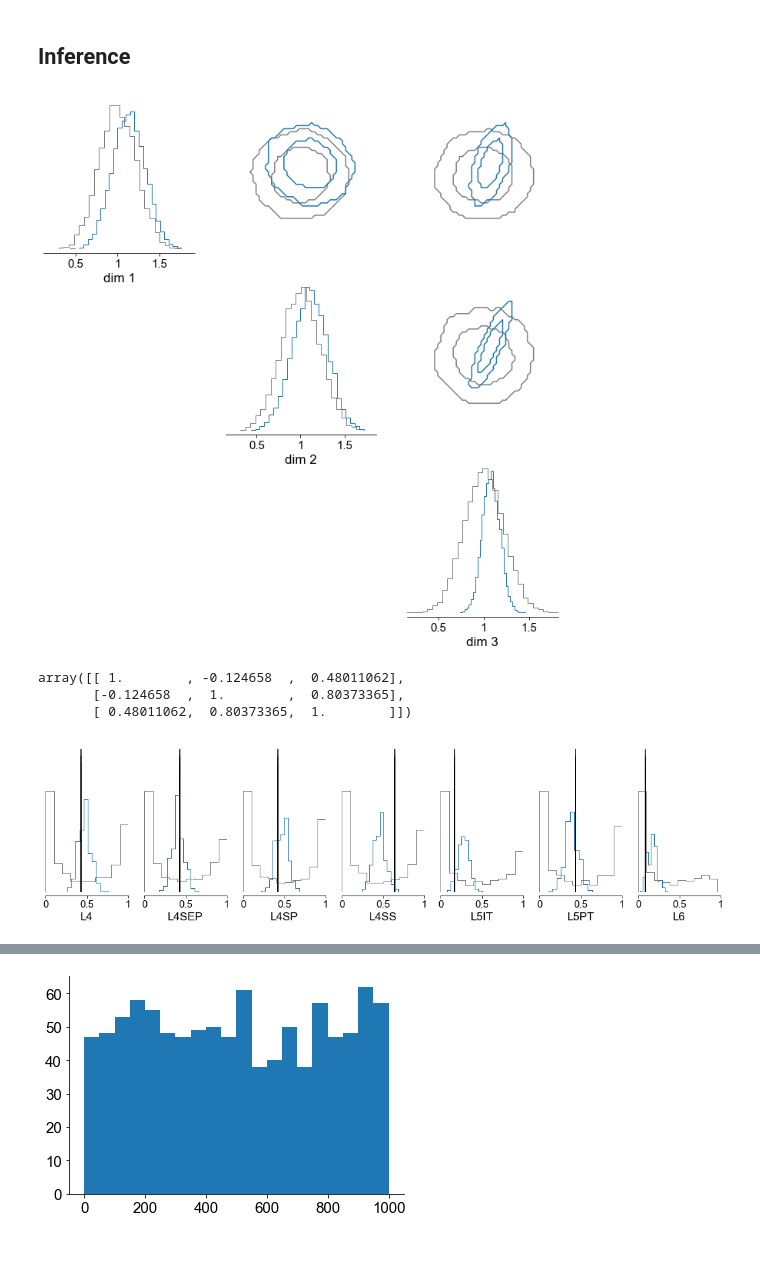
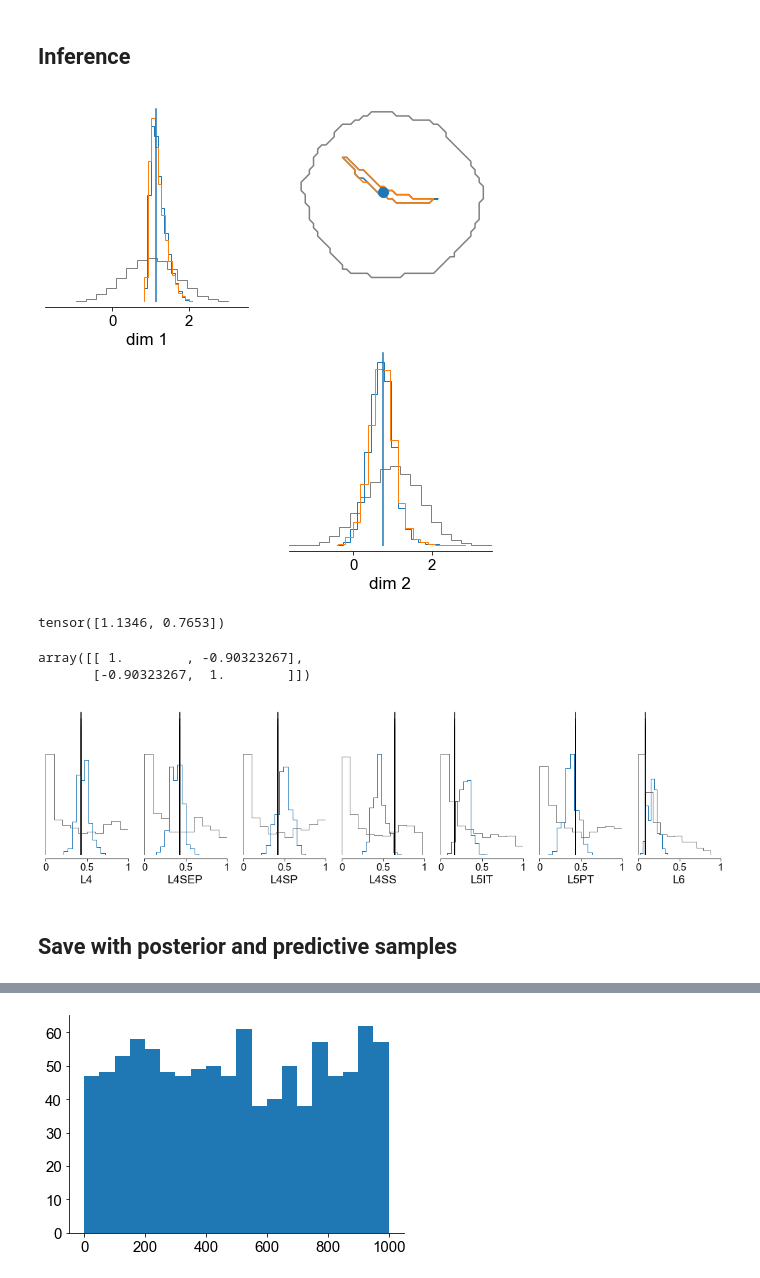
Before and after one commit to mackelab/sbi-for-connectomics, a Jupyter notebook: figures/Two-param-DSO-rule.ipynb, the cells around one changed output, grey strips where cells are left out. Cells and saved outputs as stored; diff of their text form; code cells hidden in the pictures; blank space fills up the shorter version.

```diff
--- a/figures/Two-param-DSO-rule.ipynb
+++ b/figures/Two-param-DSO-rule.ipynb
@@ -74,11 +69,11 @@ constraint 6, num rows (with overlap) 1096435
 # %%
 num_simulations = 1000
 num_dim = 3
-scaling = 0.05
-prior = BoxUniform(0.7 * torch.ones(num_dim), 1.6 * torch.ones(num_dim))
-# prior = MultivariateNormal(torch.ones(num_dim), scaling * torch.eye(num_dim))
+scaling = 0.5
+# prior = BoxUniform(0.7 * torch.ones(num_dim), 1.6 * torch.ones(num_dim))
+prior = MultivariateNormal(torch.ones(num_dim), scaling * torch.eye(num_dim))
 
-simulator.rule = default_rule_constrained
+simulator.rule = default_rule
 
 def batch_loop_simulator(theta):
         """Return a batch of simulations by looping over a batch of parameters."""
@@ -86,7 +81,7 @@ def batch_loop_simulator(theta):
         # Simulate in loop
         xs = list(map(simulator, theta))
         # Stack over batch to keep x_shape
-        return torch.stack(xs)
+        return torch.stack(xs).reshape(theta.shape[0], -1)
 
 # wrap the simulator to handle batches of parameters
 batch_simulator, prior = prepare_for_sbi(batch_loop_simulator, prior)
@@ -135,10 +135,14 @@ plt.savefig("prior_predictive.png", dpi=300, bbox_inches='tight')
 # %% [markdown]
 ## Inference
 # %%
-with open("../results/npe_dso_gaussian005_n1000000.p", "rb") as fh:
-    prior, de, *_ = pickle.load(fh).values()
+filename = "../results/npe_dso_constrained_2p_gaussian_05_n500000r2x100k.p"
+with open(filename, "rb") as fh:
+#     prior, de, *_ = pickle.load(fh).values()
+    prior, de, posteriors, thos, xos, kwargs, seed = pickle.load(fh).values()
+# %%
+prior = BoxUniform(0.2 * torch.ones(2), 1.6 * torch.ones(2))
 # %%
-posteriors = _[0]
+# posteriors = _[0]
 sampless = [p.sample((10000,), show_progress_bars=False) for p in posteriors]
 # %%
 from sbi.inference import SNPE
@@ -149,33 +153,51 @@ samples = posterior.sample((10000,), x=xo)
 # %%
 fig, ax = pairplot([
     prior.sample((10000,)),
-    samples,
-    ],
+#     sampless[-1][:10000],
+#     samples
+    ] + sampless
+    ,
                    diag="hist",
                    upper="contour",
-                   contour_offdiag=dict(levels=[0.68, 0.95]),
-                   hist_diag=dict(bins=30),
-                   samples_colors=["gray", "C0", "C1", "C2", "C3", "C4"],
-                   kde_diag=dict(bw_method=0.1),
+                   contour_offdiag=dict(levels=[0.99]),
+                   hist_diag=dict(bins=20, density=True),
+                   samples_colors=[
+                       "gray",
+                       "C0", "C1", "C2", "C3", "C4"],
+                   kde_offdiag=dict(bw_method=0.3, num_bins=100),
+                   scatter_offdiag=dict(s=1, alpha=0.5),
+    points=posteriors[-1].map(),
 #                    limits=[[low, high] for low, high in zip(prior.base_dist.low, prior.base_dist.high)],
-                   figsize=(12, 12));
-# fig, ax = pairplot([samples],
+#                    limits=[[0.2, 1.6]*samples.shape[1]],
+                   figsize=(8, 8));
+# fig, ax = pairplot([
+# #     prior.sample((10000,)),
+# #     sampless[0][:10000],
+#     samples
+#     ],
 #                    diag="kde",
 #                    upper="kde",
-#                    hist_diag=dict(bins=20),
-#                    kde_offdiag=dict(num_bins=200, bw_method="scott"),
-#                    kde_diag=dict(num_bins=200, bw_method="scott"),
+#                    contour_offdiag=dict(levels=[0.99]),
+#                    hist_diag=dict(bins=25, density=True),
+#                    samples_colors=[
+# #                        "gray",
+#                                    "C0", "C1", "C2", "C3", "C4"],
+#                    kde_offdiag=dict(bw_method=0.3, num_bins=100),
+#     scatter_offdiag=dict(s=1, alpha=0.5),
 #                    fig=fig, axes=ax,
-#                    limits=[[0.8, 1.2]*samples.shape[1]]
+#                    limits=[[0.2, 1.6]*samples.shape[1]],
 #                   );
 # %% [output]
-[figure, old version]
+[figure, new version]
+# %%
+posteriors[-1].map()
+# %% [output]
+tensor([1.1346, 0.7653])
 # %%
-np.corrcoef(samples, rowvar=False)
+np.corrcoef(sampless[-1], rowvar=False)
 # %% [output]
-array([[ 1.        , -0.124658  ,  0.48011062],
-       [-0.124658  ,  1.        ,  0.80373365],
-       [ 0.48011062,  0.80373365,  1.        ]])
+array([[ 1.        , -0.90323267],
+       [-0.90323267,  1.        ]])
 # %%
 from sbi.analysis import run_sbc, sbc_rank_plot, marginal_plot
 # %%
@@ -205,7 +231,10 @@ marginal_plot([
     samples_colors=["gray", "C0"],
     points_colors=["k"],
     labels=data_labels,
+    density=True,
     limits=[[0, 1]*7],
     points=xo.squeeze(), figsize=(18, 4));
 # %% [output]
-[figure, old version]
+[figure, new version]
+# %% [markdown]
+## Save with posterior and predictive samples
```
Also changed, not shown: parts of 10 cells of this notebook, 1 other file.
